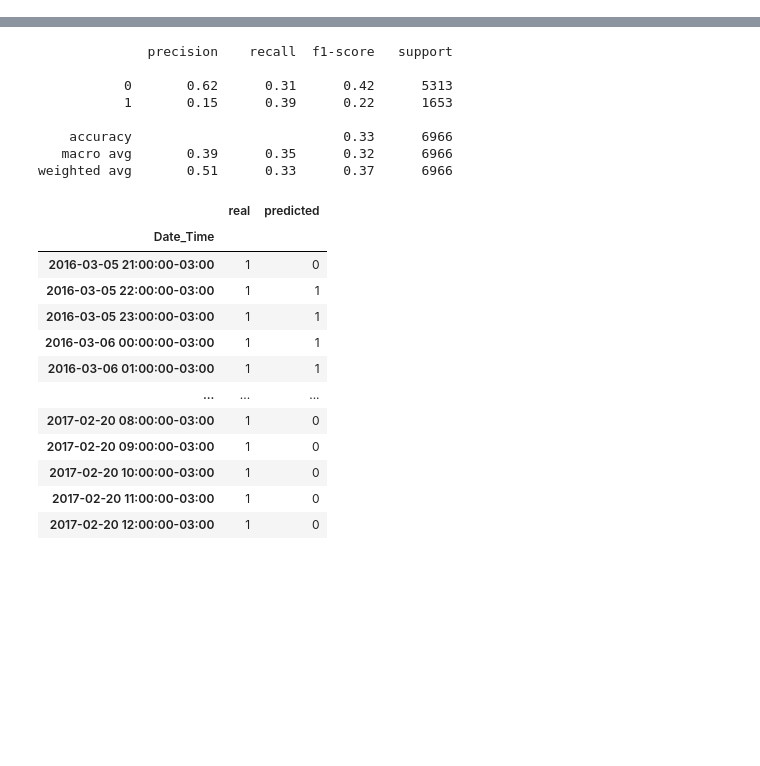
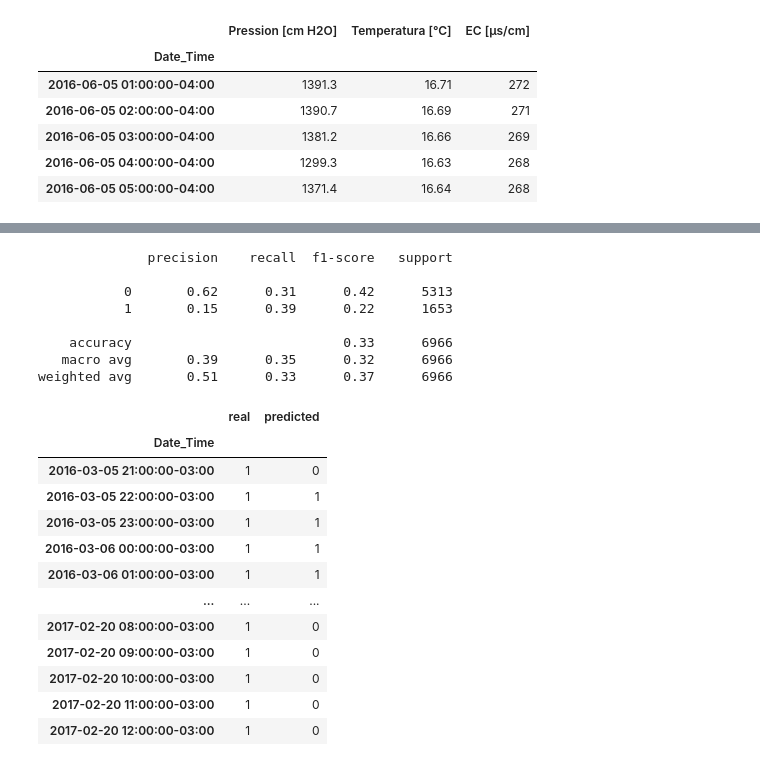
Before and after one commit to Max-jones/Sistema_Experto_APP, a Jupyter notebook: notebooks/model_tests.ipynb, the cells around one changed output, grey strips where cells are left out. Saved outputs shown, nothing was run; the diff lists cells and outputs as text; code cells hidden in the pictures; blank space fills up the shorter version.

```diff
--- a/notebooks/model_tests.ipynb
+++ b/notebooks/model_tests.ipynb
@@ -27,4 +29,6 @@ df = load_data(local_path)
 y = df['etiqueta conjunta']
 X = df.drop(labels='etiqueta conjunta',axis=1)
 
-X_train, X_test, y_train, y_test = train_test_split(X, y,shuffle=False, test_size=0.2, random_state=42)
+X_train, X_test, Y_train, Y_test = train_test_split(X, y,shuffle=False, test_size=0.2, random_state=42)
+
+X = d
@@ -30,0 +52,11 @@ X_train, X_test, y_train, y_test = train_test_split(X, y,shuffle=False, test_siz
+# %%
+X_train.tail()
+# X_test.head()
+# %% [output]
+|  | Pression [cm H2O] | Temperatura [°C] | EC [µs/cm] |
+| Date_Time |  |  |  |
+| 2016-06-05 01:00:00-04:00 | 1391.3 | 16.71 | 272 |
+| 2016-06-05 02:00:00-04:00 | 1390.7 | 16.69 | 271 |
+| 2016-06-05 03:00:00-04:00 | 1381.2 | 16.66 | 269 |
+| 2016-06-05 04:00:00-04:00 | 1299.3 | 16.63 | 268 |
+| 2016-06-05 05:00:00-04:00 | 1371.4 | 16.64 | 268 |
```
Also changed, not shown: parts of 27 cells of this notebook.
